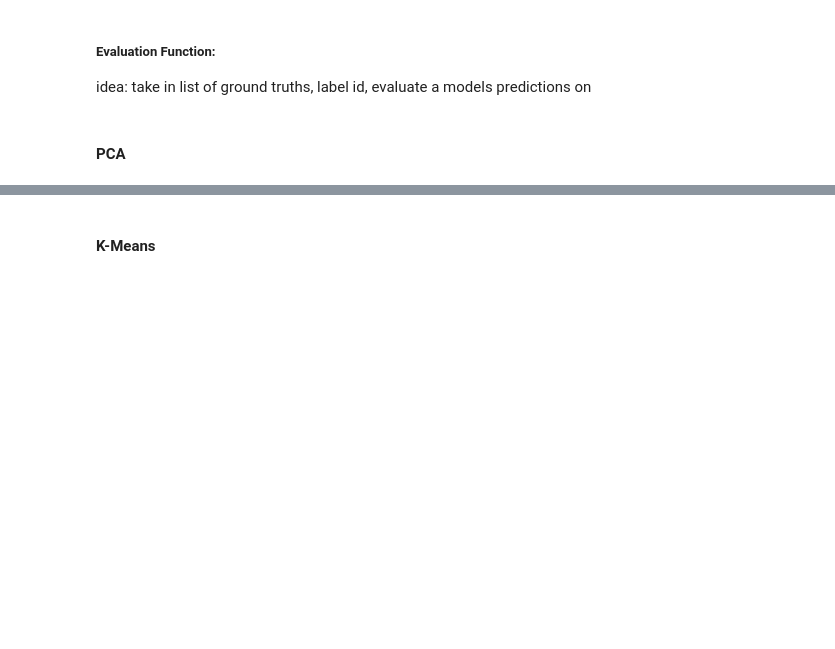
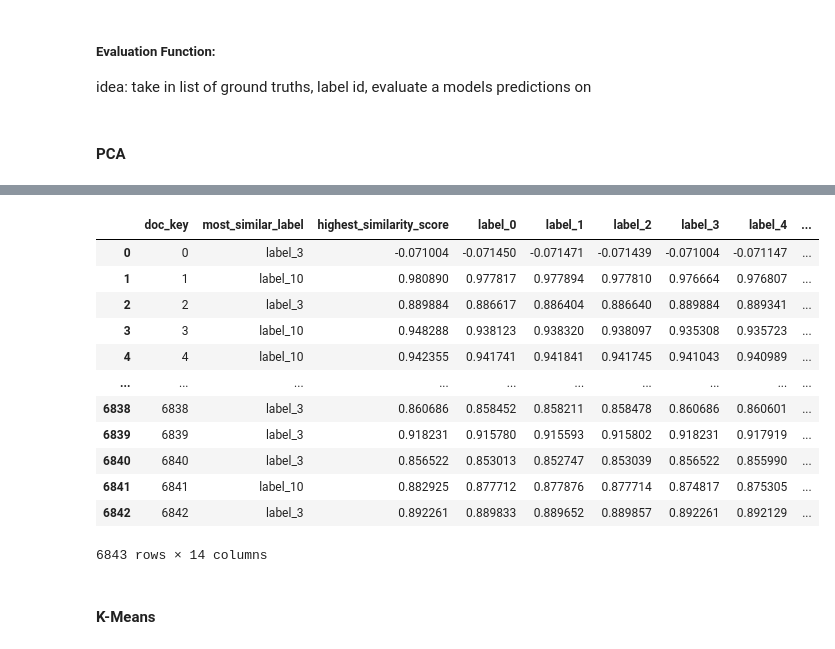
Before and after one commit to marcusaroldan/311-bike-lane-obstruction-extraction-system, a Jupyter notebook: label2vec.ipynb, the cells around one changed output, grey strips where cells are left out. Cells and saved outputs as stored; diff of their text form; code cells hidden in the pictures; blank space fills up the shorter version.

```diff
--- a/label2vec.ipynb
+++ b/label2vec.ipynb
@@ -403,6 +404,22 @@ X = simScores[features]
 # Apply PCA to reduce dimensions
 pca = PCA(n_components=2)  # Adjust `n_components` as needed
 X_pca = pca.fit_transform(X)
+# %%
+simScores
+# %% [output]
+|  | doc_key | most_similar_label | highest_similarity_score | label_0 | label_1 | label_2 | label_3 | label_4 | ... |
+| 0 | 0 | label_3 | -0.071004 | -0.071450 | -0.071471 | -0.071439 | -0.071004 | -0.071147 | ... |
+| 1 | 1 | label_10 | 0.980890 | 0.977817 | 0.977894 | 0.977810 | 0.976664 | 0.976807 | ... |
+| 2 | 2 | label_3 | 0.889884 | 0.886617 | 0.886404 | 0.886640 | 0.889884 | 0.889341 | ... |
+| 3 | 3 | label_10 | 0.948288 | 0.938123 | 0.938320 | 0.938097 | 0.935308 | 0.935723 | ... |
+| 4 | 4 | label_10 | 0.942355 | 0.941741 | 0.941841 | 0.941745 | 0.941043 | 0.940989 | ... |
+| ... | ... | ... | ... | ... | ... | ... | ... | ... | ... |
+| 6838 | 6838 | label_3 | 0.860686 | 0.858452 | 0.858211 | 0.858478 | 0.860686 | 0.860601 | ... |
+| 6839 | 6839 | label_3 | 0.918231 | 0.915780 | 0.915593 | 0.915802 | 0.918231 | 0.917919 | ... |
+| 6840 | 6840 | label_3 | 0.856522 | 0.853013 | 0.852747 | 0.853039 | 0.856522 | 0.855990 | ... |
+| 6841 | 6841 | label_10 | 0.882925 | 0.877712 | 0.877876 | 0.877714 | 0.874817 | 0.875305 | ... |
+| 6842 | 6842 | label_3 | 0.892261 | 0.889833 | 0.889652 | 0.889857 | 0.892261 | 0.892129 | ... |
+6843 rows × 14 columns
 # %% [markdown]
 #### K-Means
 # %%
```
Also changed, not shown: parts of 23 cells of this notebook.
